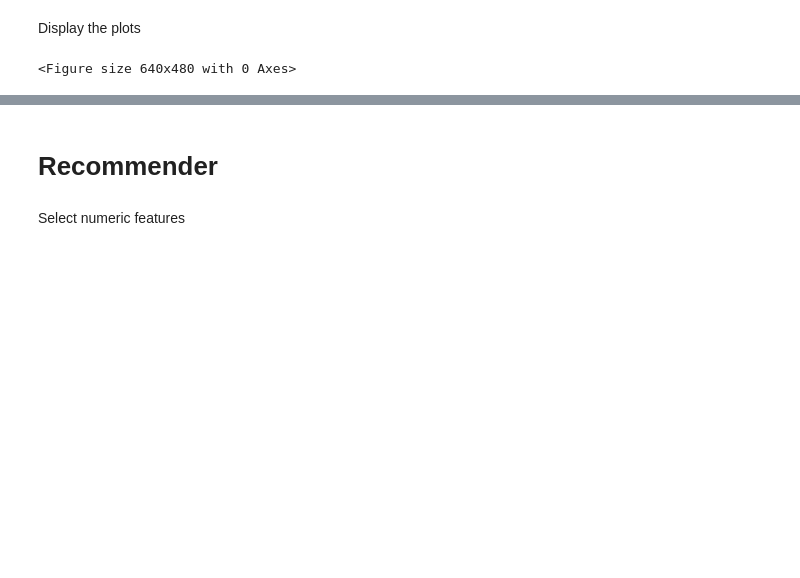
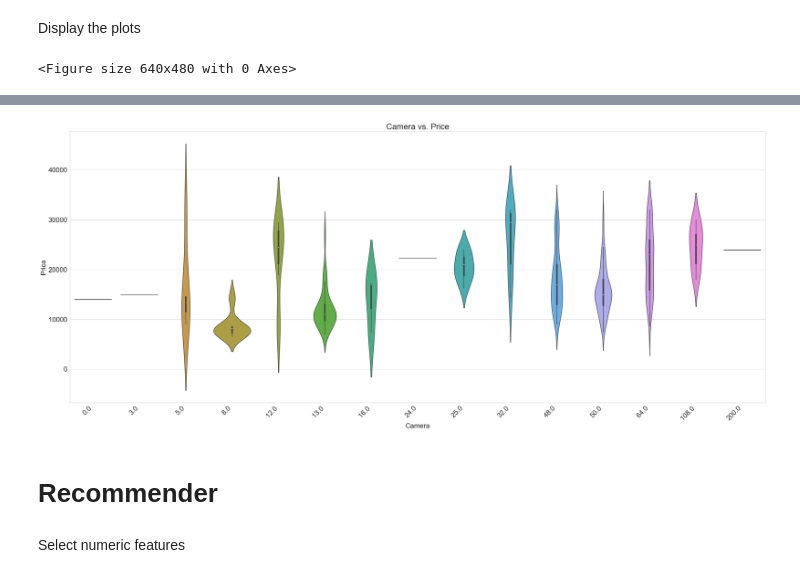
Before and after one commit to JanKosgei/Smartphone-Recommender-System, a Jupyter notebook: Recommender.ipynb, the cells around one changed output, grey strips where cells are left out. Cells and saved outputs as stored; diff of their text form; code cells hidden in the pictures; blank space fills up the shorter version.

```diff
--- a/Recommender.ipynb
+++ b/Recommender.ipynb
@@ -193,3 +209,14 @@ plt.show()
+# %%
+plt.figure(figsize=(30, 13))
+sns.violinplot(x='camera', y='price', data=combined_data)
+plt.xlabel('Camera')
+plt.ylabel('Price')
+plt.title('Camera vs. Price')
+plt.xticks(rotation=45, ha='right')
+plt.tight_layout()
+plt.show()
+# %% [output]
+[figure, added]
 # %% [markdown]
 # Recommender
 # %% [markdown]
```
Also changed, not shown: parts of 4 cells of this notebook.
